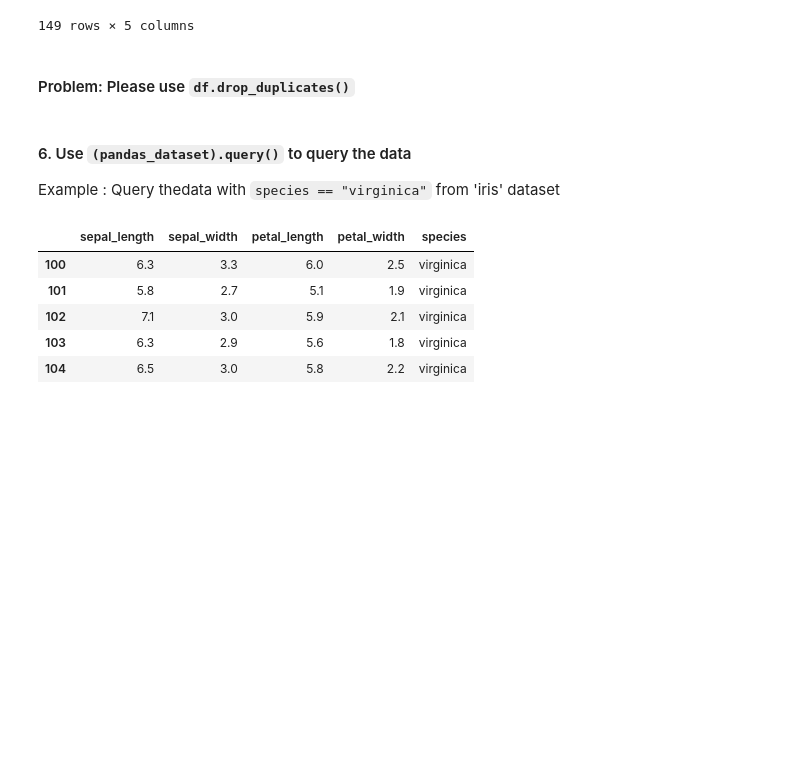
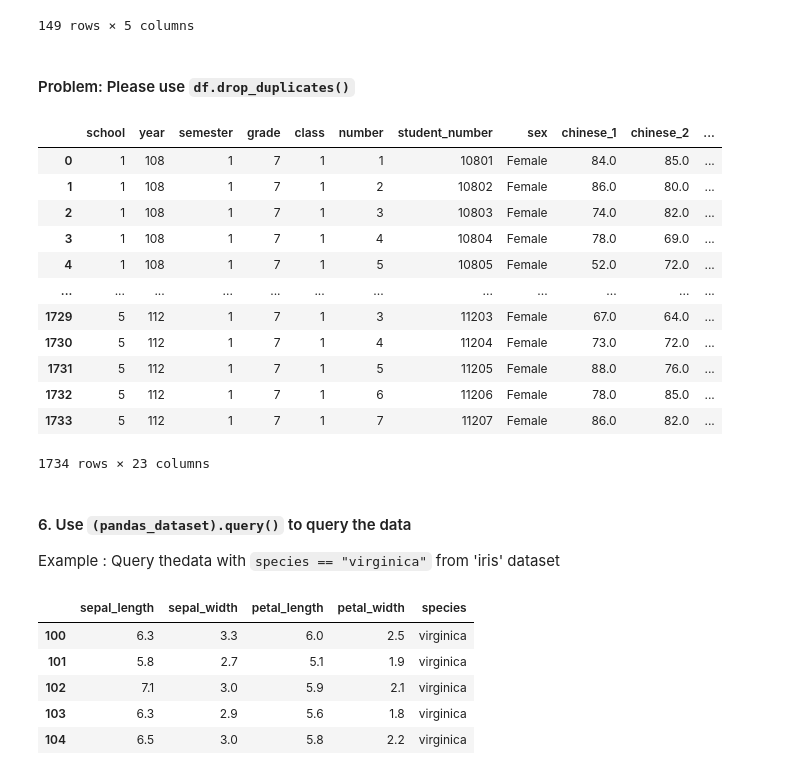
Before and after one commit to cake11298/cs_introduce_hw2, a Jupyter notebook: hw2-1_B11215068.ipynb, the cells around one changed output. Cells and saved outputs as stored; diff of their text form; code cells hidden in the pictures; blank space fills up the shorter version.

```diff
--- a/hw2-1_B11215068.ipynb
+++ b/hw2-1_B11215068.ipynb
@@ -121,6 +167,21 @@ iris.drop_duplicates()
 #### Problem: Please use `df.drop_duplicates()`
 # %%
 # Write Answer here (10pt)
+df.drop_duplicates()
+# %% [output]
+|  | school | year | semester | grade | class | number | student_number | sex | chinese_1 | chinese_2 | ... |
+| 0 | 1 | 108 | 1 | 7 | 1 | 1 | 10801 | Female | 84.0 | 85.0 | ... |
+| 1 | 1 | 108 | 1 | 7 | 1 | 2 | 10802 | Female | 86.0 | 80.0 | ... |
+| 2 | 1 | 108 | 1 | 7 | 1 | 3 | 10803 | Female | 74.0 | 82.0 | ... |
+| 3 | 1 | 108 | 1 | 7 | 1 | 4 | 10804 | Female | 78.0 | 69.0 | ... |
+| 4 | 1 | 108 | 1 | 7 | 1 | 5 | 10805 | Female | 52.0 | 72.0 | ... |
+| ... | ... | ... | ... | ... | ... | ... | ... | ... | ... | ... | ... |
+| 1729 | 5 | 112 | 1 | 7 | 1 | 3 | 11203 | Female | 67.0 | 64.0 | ... |
+| 1730 | 5 | 112 | 1 | 7 | 1 | 4 | 11204 | Female | 73.0 | 72.0 | ... |
+| 1731 | 5 | 112 | 1 | 7 | 1 | 5 | 11205 | Female | 88.0 | 76.0 | ... |
+| 1732 | 5 | 112 | 1 | 7 | 1 | 6 | 11206 | Female | 78.0 | 85.0 | ... |
+| 1733 | 5 | 112 | 1 | 7 | 1 | 7 | 11207 | Female | 86.0 | 82.0 | ... |
+1734 rows × 23 columns
 # %% [markdown]
 #### 6. Use `(pandas_dataset).query()` to query the data
 
```
Also changed, not shown: parts of 8 cells of this notebook, 1 other file.
